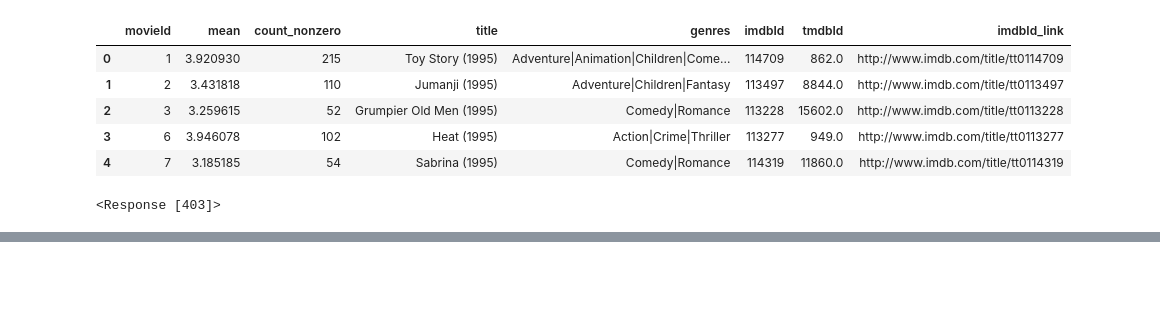
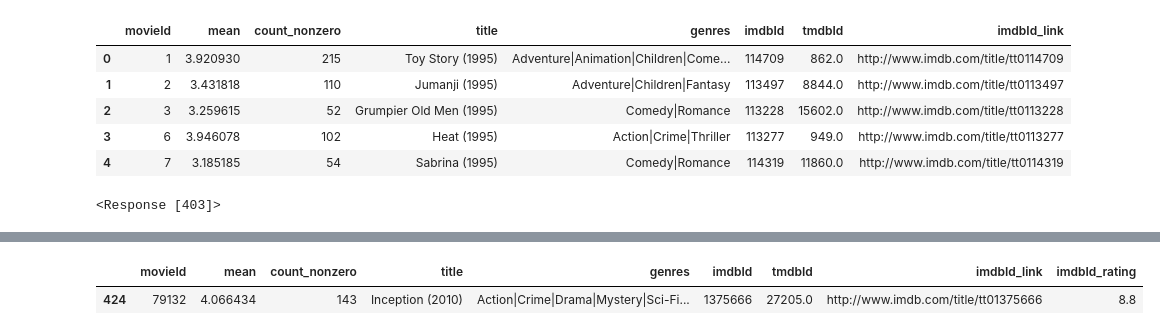
Before and after one commit to amiegirl/InnomaticsResearchLabs, a Jupyter notebook: movies.ipynb, the cells around one changed output, grey strips where cells are left out. Cells and saved outputs as stored; diff of their text form; code cells hidden in the pictures; blank space fills up the shorter version.

```diff
--- a/movies.ipynb
+++ b/movies.ipynb
@@ -161,0 +176,6 @@ movie_ratings_50_imdb['imdbId_rating'] = movie_ratings_50_imdb['imdbId'].apply(s
+# %%
+movie_ratings_scifi_2 = movie_ratings_50_imdb[movie_ratings_50_imdb['genres'].str.contains('Sci-Fi')]
+movie_ratings_scifi_2.sort_values('imdbId_rating',ascending=False).head(1)
+# %% [output]
+|  | movieId | mean | count_nonzero | title | genres | imdbId | tmdbId | imdbId_link | imdbId_rating |
+| 424 | 79132 | 4.066434 | 143 | Inception (2010) | Action|Crime|Drama|Mystery|Sci-Fi... | 1375666 | 27205.0 | http://www.imdb.com/title/tt01375666 | 8.8 |
```
Also changed, not shown: parts of 2 cells of this notebook.
